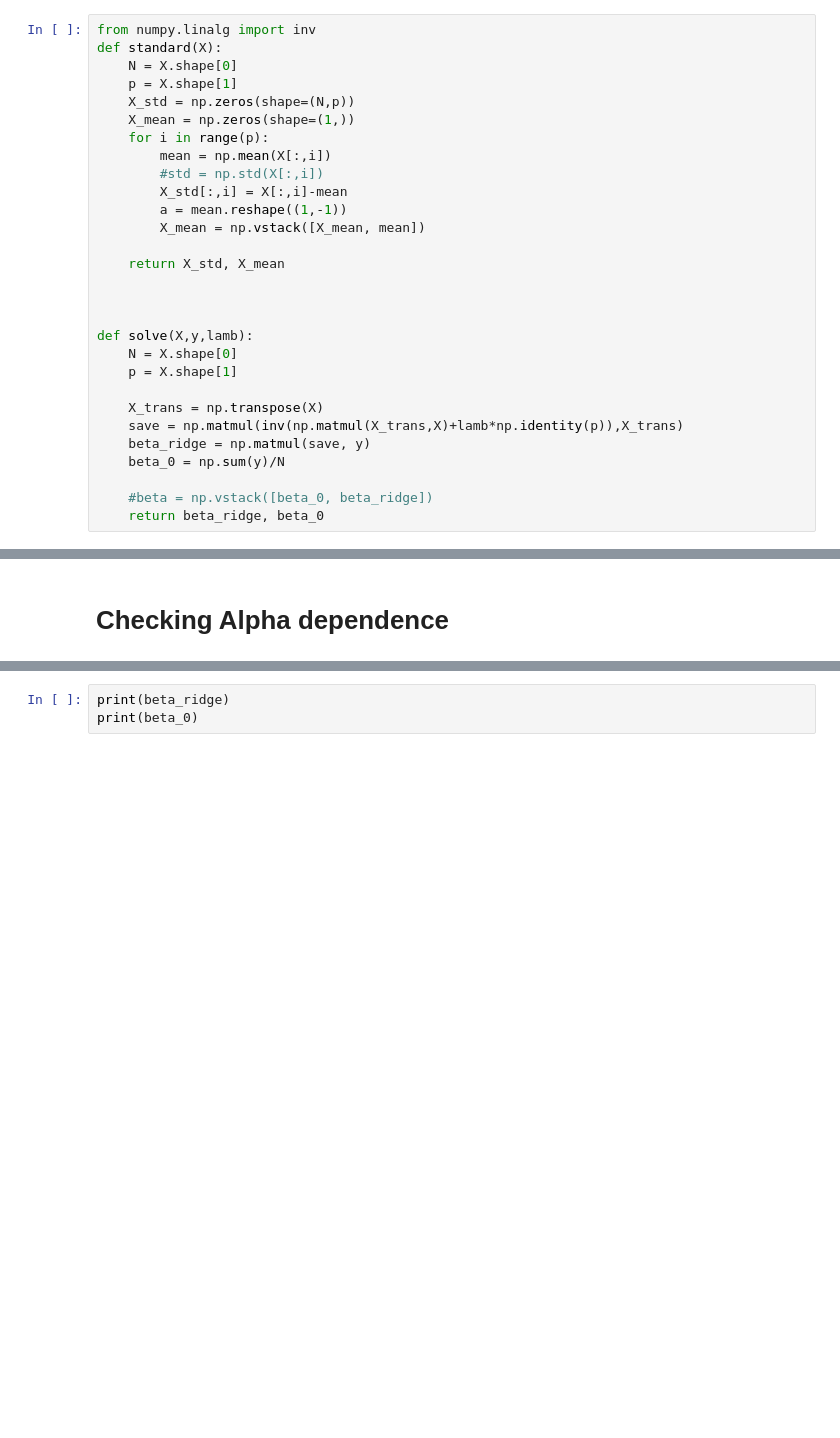
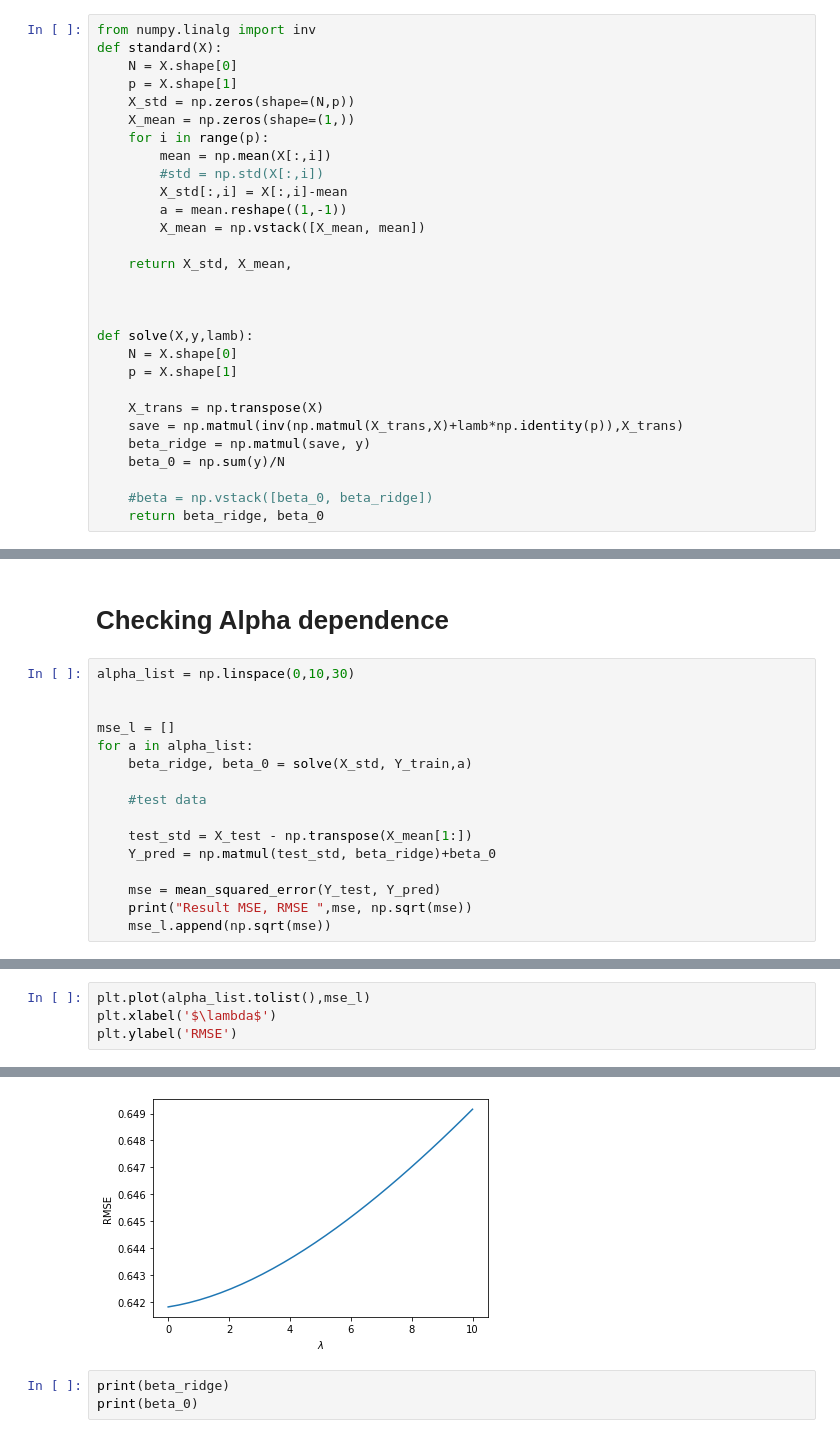
Before and after one commit to MunjungKim/ridge_regression, a Jupyter notebook: MATH532_HW1.ipynb, the cells around one changed output, grey strips where cells are left out. Drawn from its saved outputs; the diff is of its cells as text; blank space fills up the shorter version.

Commit message:
alpha dependence

```diff
--- a/MATH532_HW1.ipynb
+++ b/MATH532_HW1.ipynb
@@ -244,7 +244,7 @@ def standard(X):
         a = mean.reshape((1,-1))
         X_mean = np.vstack([X_mean, mean])
 
-    return X_std, X_mean
+    return X_std, X_mean,
 
 
 
@@ -277,2 +281,18 @@ beta_ridge, beta_0 = solve(X_std, Y_train,0.1)
 # %% [markdown]
 # Checking Alpha dependence
+# %%
+alpha_list = np.linspace(0,10,30)
+
+
+mse_l = []
+for a in alpha_list:
+    beta_ridge, beta_0 = solve(X_std, Y_train,a)
+
+    #test data
+
+    test_std = X_test - np.transpose(X_mean[1:])
+    Y_pred = np.matmul(test_std, beta_ridge)+beta_0
+
+    mse = mean_squared_error(Y_test, Y_pred)
+    print("Result MSE, RMSE ",mse, np.sqrt(mse))
+    mse_l.append(np.sqrt(mse))
@@ -278,0 +317,5 @@ beta_ridge, beta_0 = solve(X_std, Y_train,0.1)
+# %%
+plt.plot(alpha_list.tolist(),mse_l)
+plt.xlabel('$\lambda$')
+plt.ylabel('RMSE')
+# %% [output]
@@ -279,3 +323,4 @@ beta_ridge, beta_0 = solve(X_std, Y_train,0.1)
+[figure, added]
 # %%
 print(beta_ridge)
 print(beta_0)
```
Also changed, not shown: parts of 3 cells of this notebook.
